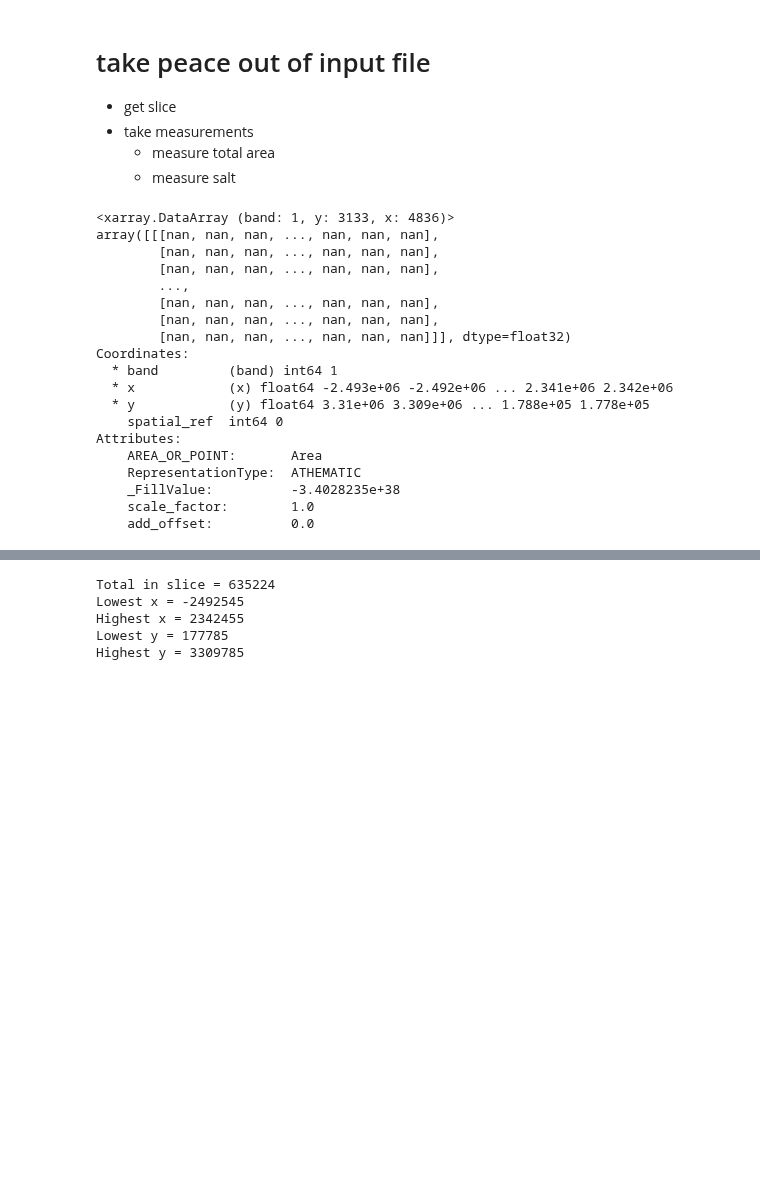
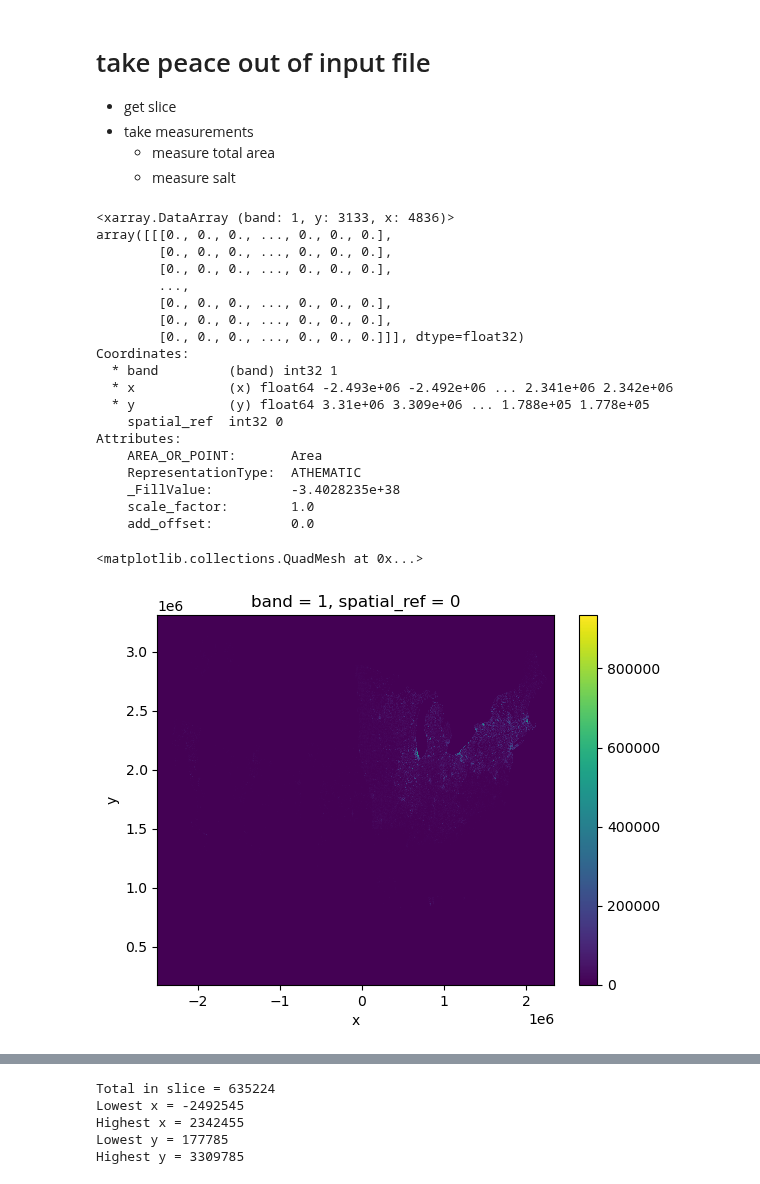
Before and after one commit to toddclark000/Shuying_salt, a Jupyter notebook: conservation_test.ipynb, the cells around one changed output, grey strips where cells are left out. Cells and saved outputs as stored; diff of their text form; code cells hidden in the pictures; blank space fills up the shorter version.

```diff
--- a/conservation_test.ipynb
+++ b/conservation_test.ipynb
@@ -27,29 +27,31 @@ scaling_factor = 0.1
 # %%
 # open file
 xr_array = rioxarray.open_rasterio(input_tif_5070_path)
-xr_array = xr_array.where(xr_array != xr_array._FillValue) #tiff files have a _FillValue to hold none values
+xr_array = xr_array.where(xr_array != xr_array._FillValue,0) #tiff files have a _FillValue to hold none values
 display(xr_array)
-#xr_array.plot() #plotting makes things crash - It only crashes when I get in trouble for using to much recourses on interactive nodes
+xr_array.plot() #plotting makes things crash - It only crashes when I get in trouble for using to much recourses on interactive nodes
 # %% [output]
 <xarray.DataArray (band: 1, y: 3133, x: 4836)>
-array([[[nan, nan, nan, ..., nan, nan, nan],
-        [nan, nan, nan, ..., nan, nan, nan],
-        [nan, nan, nan, ..., nan, nan, nan],
+array([[[0., 0., 0., ..., 0., 0., 0.],
+        [0., 0., 0., ..., 0., 0., 0.],
+        [0., 0., 0., ..., 0., 0., 0.],
         ...,
-        [nan, nan, nan, ..., nan, nan, nan],
-        [nan, nan, nan, ..., nan, nan, nan],
-        [nan, nan, nan, ..., nan, nan, nan]]], dtype=float32)
+        [0., 0., 0., ..., 0., 0., 0.],
+        [0., 0., 0., ..., 0., 0., 0.],
+        [0., 0., 0., ..., 0., 0., 0.]]], dtype=float32)
 Coordinates:
-  * band         (band) int64 1
+  * band         (band) int32 1
   * x            (x) float64 -2.493e+06 -2.492e+06 ... 2.341e+06 2.342e+06
   * y            (y) float64 3.31e+06 3.309e+06 ... 1.788e+05 1.778e+05
-    spatial_ref  int64 0
+    spatial_ref  int32 0
 Attributes:
     AREA_OR_POINT:       Area
     RepresentationType:  ATHEMATIC
     _FillValue:          -3.4028235e+38
     scale_factor:        1.0
     add_offset:          0.0
+<matplotlib.collections.QuadMesh at 0x...>
+[figure, added]
 # %%
 # slice input file in memory (I'm thinking at y values)
 slices = np.arange(0, int(3.5e6), int(0.5e6))
```
Also changed, not shown: parts of 6 cells of this notebook, 11 other files.
